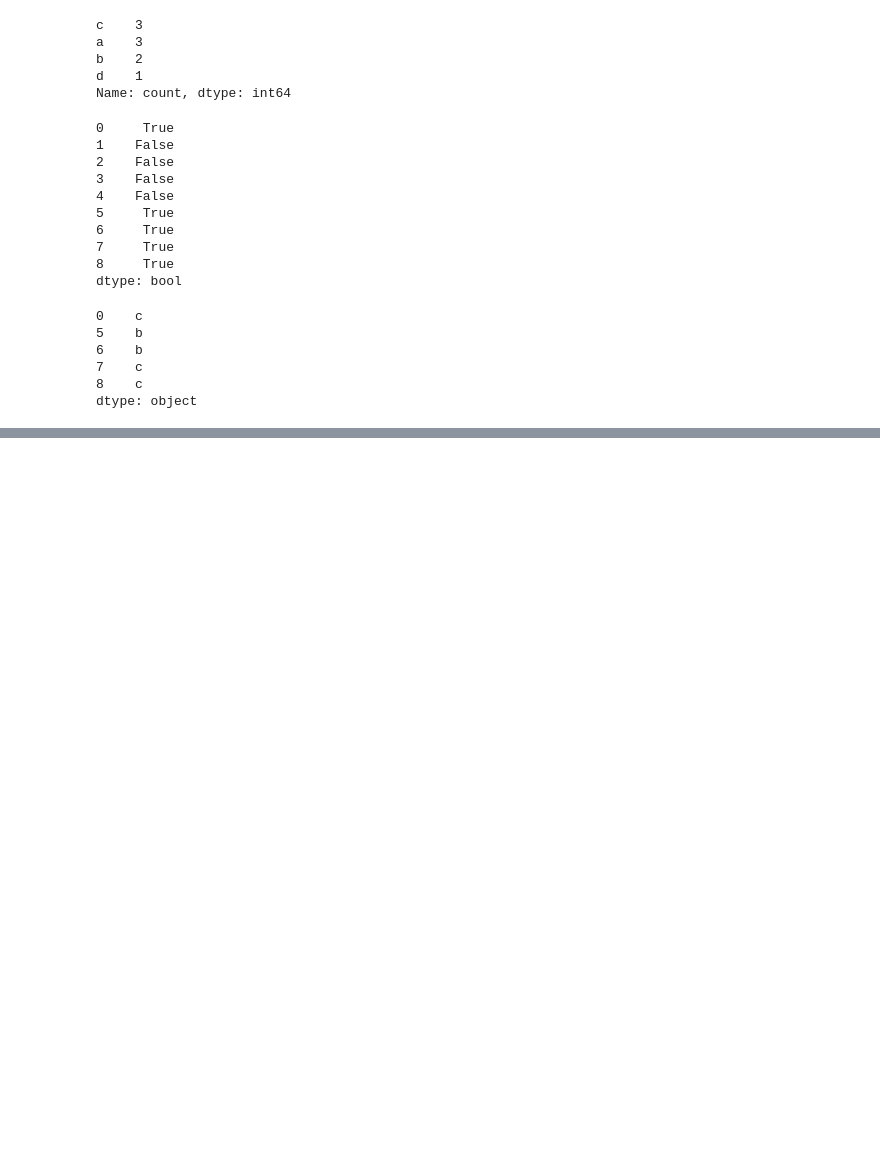
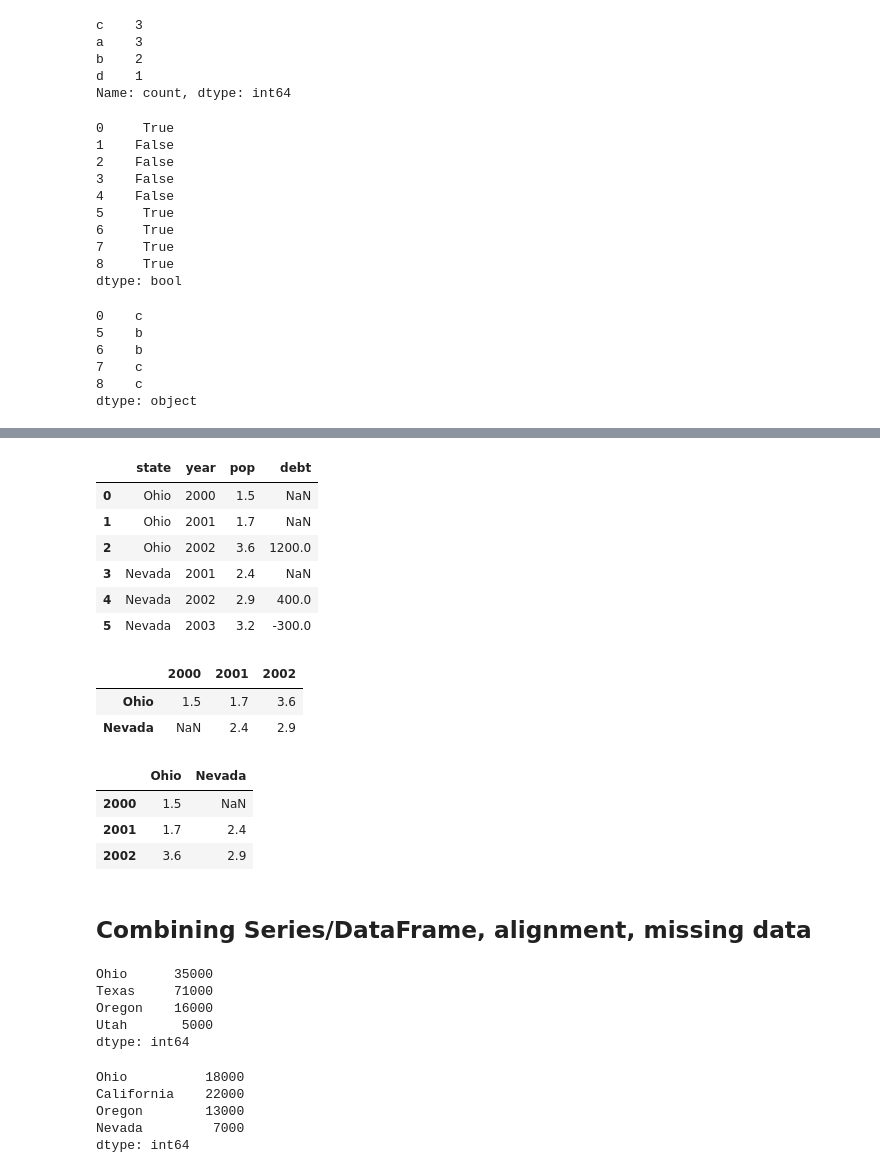
Before and after one commit to nicomu99/data-science, a Jupyter notebook: python-for-data-analysis/05_pandas_basics.ipynb, the cells around one changed output, grey strips where cells are left out. Saved outputs shown, nothing was run; the diff lists cells and outputs as text; code cells hidden in the pictures; blank space fills up the shorter version.

```diff
--- a/python-for-data-analysis/05_pandas_basics.ipynb
+++ b/python-for-data-analysis/05_pandas_basics.ipynb
@@ -1115,0 +1317,50 @@ dtype: object
+# %%
+debt = pd.Series([1200, 400, -300], index=[2, 4, 5])
+df["debt"] = debt
+df
+# %% [output]
+|  | state | year | pop | debt |
+| 0 | Ohio | 2000 | 1.5 | NaN |
+| 1 | Ohio | 2001 | 1.7 | NaN |
+| 2 | Ohio | 2002 | 3.6 | 1200.0 |
+| 3 | Nevada | 2001 | 2.4 | NaN |
+| 4 | Nevada | 2002 | 2.9 | 400.0 |
+| 5 | Nevada | 2003 | 3.2 | -300.0 |
+# %%
+populations = {
+    "Ohio": {2000: 1.5, 2001: 1.7, 2002: 3.6},
+    "Nevada": {2001: 2.4, 2002: 2.9}
+}
+frame3 = pd.DataFrame(populations)
+frame3.T
+# %% [output]
+|  | 2000 | 2001 | 2002 |
+| Ohio | 1.5 | 1.7 | 3.6 |
+| Nevada | NaN | 2.4 | 2.9 |
+# %%
+frame3.T.T
+# %% [output]
+|  | Ohio | Nevada |
+| 2000 | 1.5 | NaN |
+| 2001 | 1.7 | 2.4 |
+| 2002 | 3.6 | 2.9 |
+# %% [markdown]
+## Combining Series/DataFrame, alignment, missing data
+# %%
+s1 = pd.Series({"Ohio": 35000, "Texas": 71000, "Oregon": 16000, "Utah": 5000})
+s2 = pd.Series({"Ohio": 18000, "California": 22000, "Oregon": 13000, "Nevada": 7000})
+s1
+# %% [output]
+Ohio      35000
+Texas     71000
+Oregon    16000
+Utah       5000
+dtype: int64
+# %%
+s2
+# %% [output]
+Ohio          18000
+California    22000
+Oregon        13000
+Nevada         7000
+dtype: int64
```
Also changed, not shown: parts of 42 cells of this notebook.
